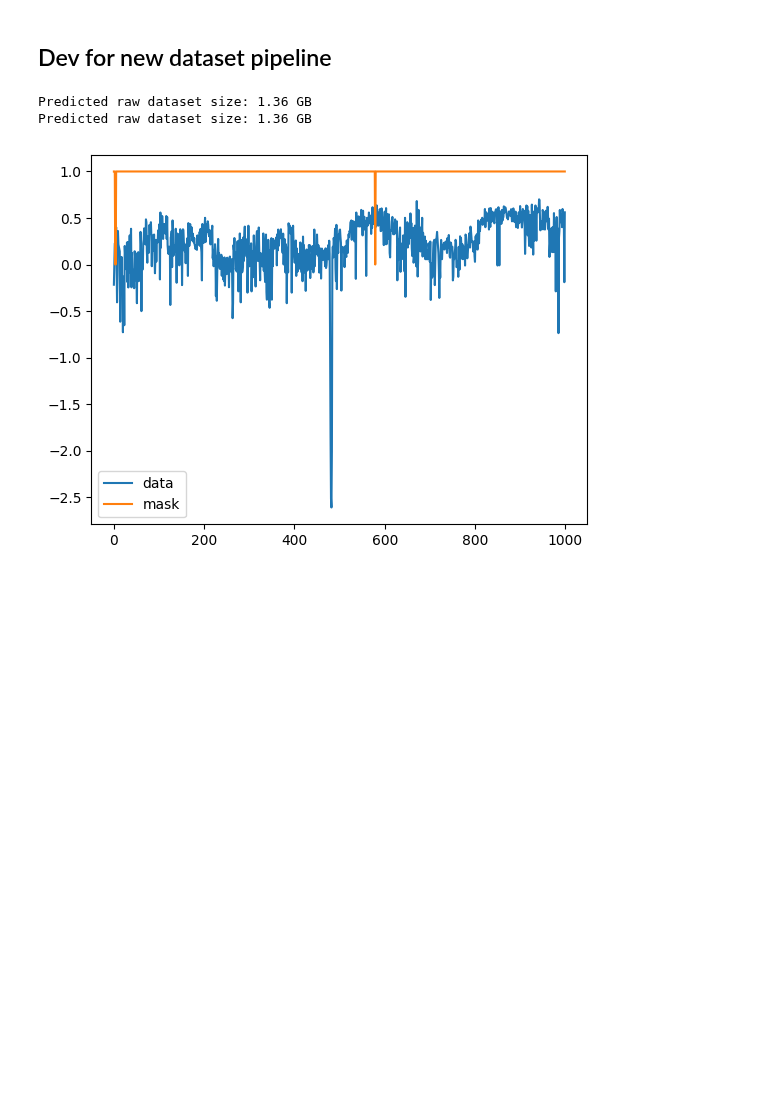
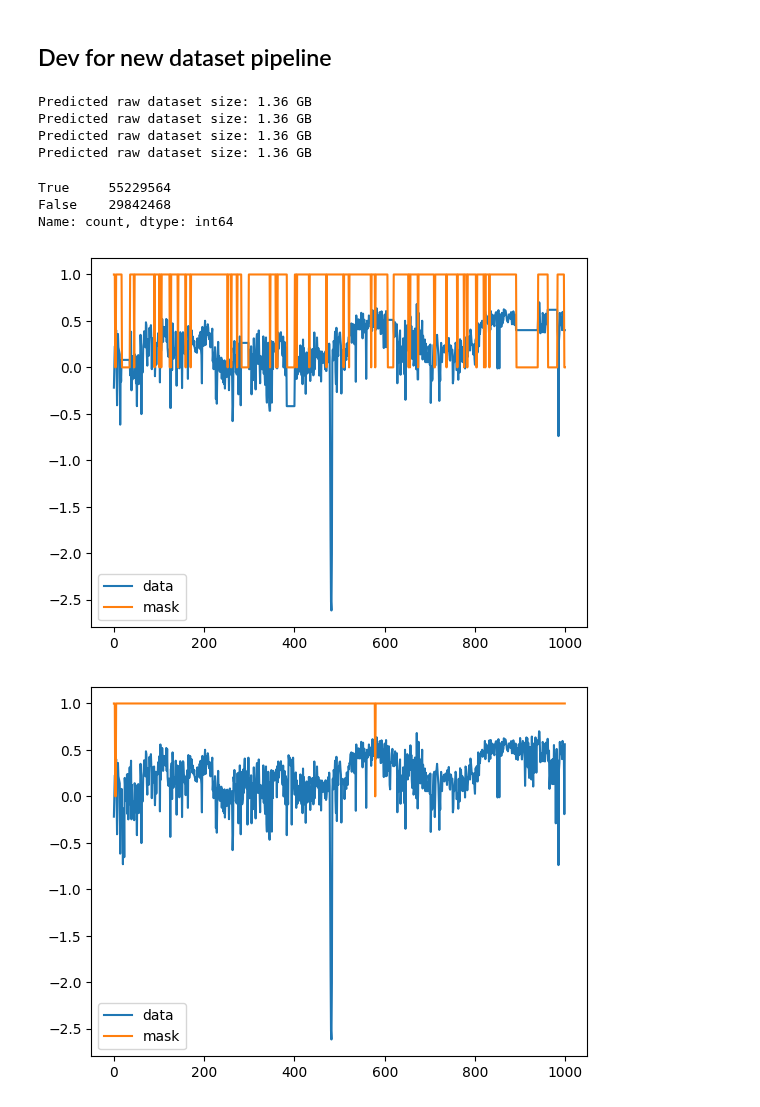
Before and after one commit to Mu-Bilal/Temporal-Graph-MLP-Mixer, a Jupyter notebook: src/TGMM-1/dev/dataset_understanding.ipynb, the cells around one changed output. Saved outputs shown, nothing was run; the diff lists cells and outputs as text; code cells hidden in the pictures; blank space fills up the shorter version.

```diff
--- a/src/TGMM-1/dev/dataset_understanding.ipynb
+++ b/src/TGMM-1/dev/dataset_understanding.ipynb
@@ -184,10 +184,28 @@ from model.dataset import get_data_raw
 dataset = 'la'
 cfg = load_config(configs_dir='/home/lc865/workspace/DL-GNNs/Temporal-Graph-MLP-Mixer/src/TGMM-1/train/configs', dataset_name=dataset)
 
-x, y, mask_x, mask_y, edge_index, edge_weight, n_nodes, metadata = get_data_raw(cfg, root='/mnt/cephfs/store/gr-mc2473/lc865/workspace/GNN/data_HDTTS')
+x, y, x_synth_missing, y_synth_missing, mask_x, mask_y, mask_x_synth_missing, mask_y_synth_missing, edge_index, edge_weight, n_nodes, metadata = get_data_raw(cfg, root='/mnt/cephfs/store/gr-mc2473/lc865/workspace/GNN/data_HDTTS')
 # %% [output]
 Predicted raw dataset size: 1.36 GB
 Predicted raw dataset size: 1.36 GB
+Predicted raw dataset size: 1.36 GB
+Predicted raw dataset size: 1.36 GB
+# %%
+import pandas as pd
+pd.Series(mask_x.flatten()).value_counts()
+# %% [output]
+True     55229564
+False    29842468
+Name: count, dtype: int64
+# %%
+from matplotlib import pyplot as plt
+i = 10
+plt.plot(x_synth_missing[:1000, i, 0], label='data')
+plt.plot(mask_x_synth_missing[:1000, i, 0], label='mask')
+plt.legend()
+plt.show()
+# %% [output]
+[figure, added]
 # %%
 from matplotlib import pyplot as plt
 i = 10
```
Also changed, not shown: parts of 4 cells of this notebook, 6 other files.
